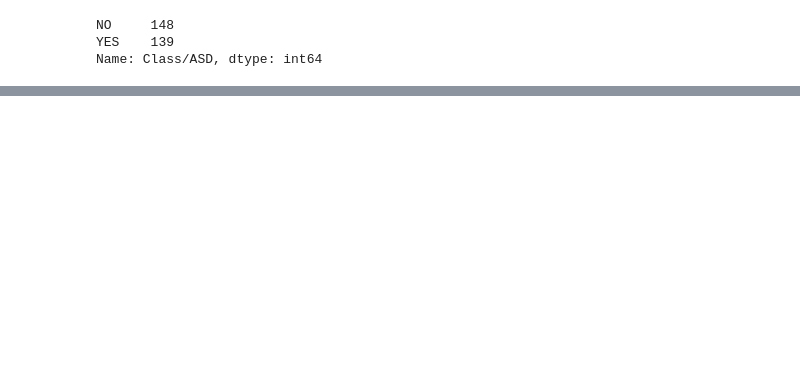
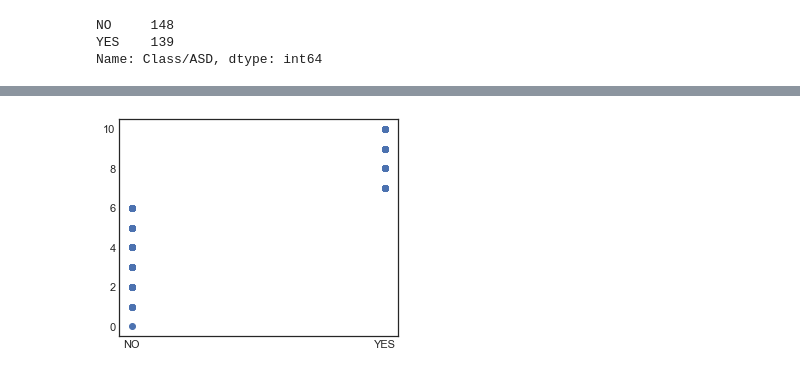
Before and after one commit to livyReis/tcc_autismo, a Jupyter notebook: Autism-Screening-Child-Data Plus Description/Explorando os dados_Autismo_crianças.ipynb, the cells around one changed output, grey strips where cells are left out. Cells and saved outputs as stored; diff of their text form; code cells hidden in the pictures; blank space fills up the shorter version.

```diff
--- a/Autism-Screening-Child-Data Plus Description/Explorando os dados_Autismo_crianças.ipynb
+++ b/Autism-Screening-Child-Data Plus Description/Explorando os dados_Autismo_crianças.ipynb
@@ -175,0 +184,4 @@ df_autismo_criancas['Class/ASD'].value_counts().plot.bar();
+# %%
+plt.scatter(df_autismo_criancas['Class/ASD'], df_autismo_criancas['result numeric']);
+# %% [output]
+[figure, added]
```
Also changed, not shown: parts of 13 cells of this notebook, 9 other files.
